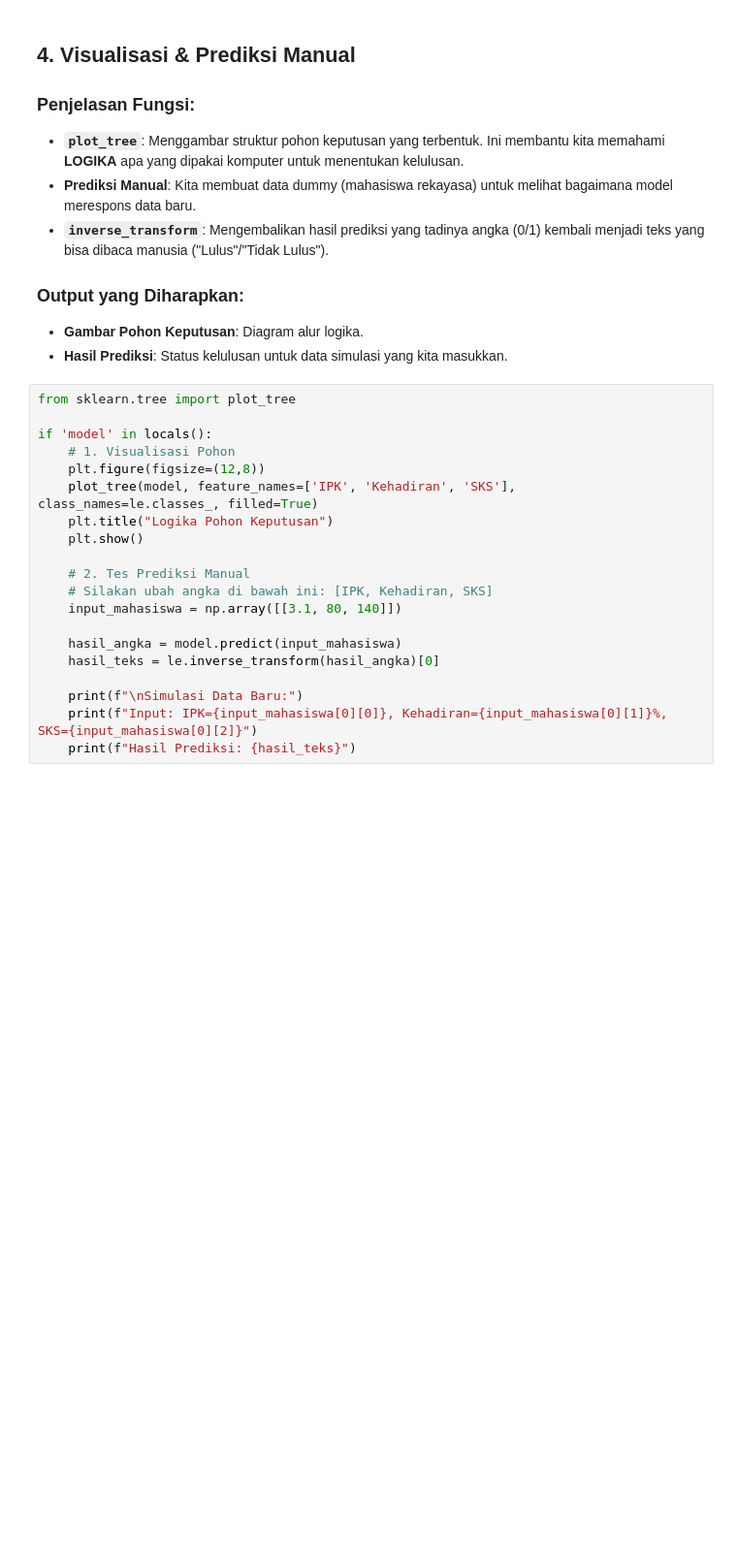
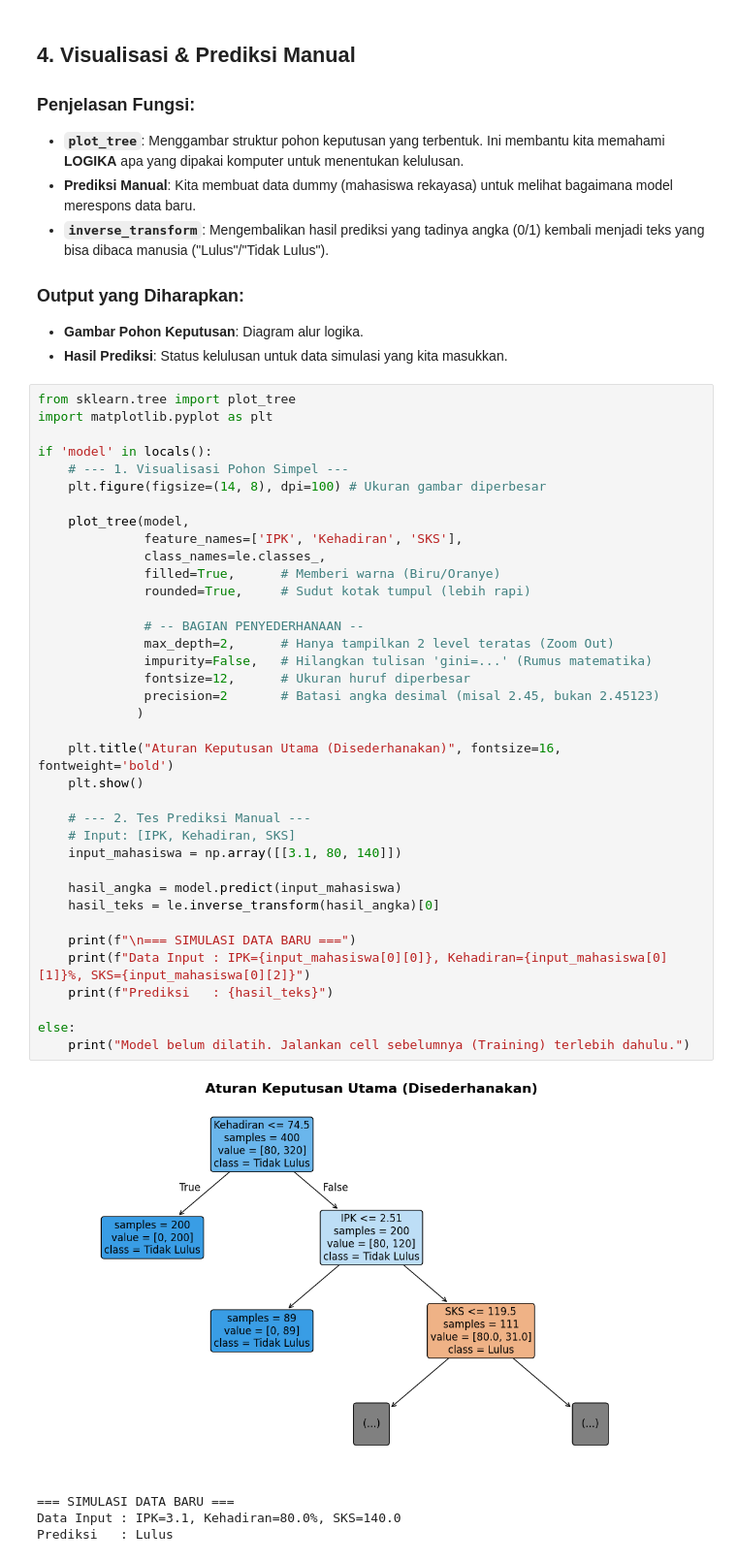
Before and after one commit to cyrzll/data-mining, a Jupyter notebook: klasifikasi-lulus/klasifikasi_kelulusan.ipynb, the cells around one changed output. Shown at 97% size. Cells and saved outputs as stored; diff of their text form; blank space fills up the shorter version.

```diff
--- a/klasifikasi-lulus/klasifikasi_kelulusan.ipynb
+++ b/klasifikasi-lulus/klasifikasi_kelulusan.ipynb
@@ -134,21 +154,43 @@ else:
 - **Hasil Prediksi**: Status kelulusan untuk data simulasi yang kita masukkan.
 # %%
 from sklearn.tree import plot_tree
+import matplotlib.pyplot as plt
 
 if 'model' in locals():
-    # 1. Visualisasi Pohon
-    plt.figure(figsize=(12,8))
-    plot_tree(model, feature_names=['IPK', 'Kehadiran', 'SKS'], class_names=le.classes_, filled=True)
-    plt.title("Logika Pohon Keputusan")
+    # --- 1. Visualisasi Pohon Simpel ---
+    plt.figure(figsize=(14, 8), dpi=100) # Ukuran gambar diperbesar
+
+    plot_tree(model,
+              feature_names=['IPK', 'Kehadiran', 'SKS'],
+              class_names=le.classes_,
+              filled=True,      # Memberi warna (Biru/Oranye)
+              rounded=True,     # Sudut kotak tumpul (lebih rapi)
+
+              # -- BAGIAN PENYEDERHANAAN --
+              max_depth=2,      # Hanya tampilkan 2 level teratas (Zoom Out)
+              impurity=False,   # Hilangkan tulisan 'gini=...' (Rumus matematika)
+              fontsize=12,      # Ukuran huruf diperbesar
+              precision=2       # Batasi angka desimal (misal 2.45, bukan 2.45123)
+             )
+
+    plt.title("Aturan Keputusan Utama (Disederhanakan)", fontsize=16, fontweight='bold')
     plt.show()
 
-    # 2. Tes Prediksi Manual
-    # Silakan ubah angka di bawah ini: [IPK, Kehadiran, SKS]
+    # --- 2. Tes Prediksi Manual ---
+    # Input: [IPK, Kehadiran, SKS]
     input_mahasiswa = np.array([[3.1, 80, 140]])
 
     hasil_angka = model.predict(input_mahasiswa)
     hasil_teks = le.inverse_transform(hasil_angka)[0]
 
-    print(f"\nSimulasi Data Baru:")
-    print(f"Input: IPK={input_mahasiswa[0][0]}, Kehadiran={input_mahasiswa[0][1]}%, SKS={input_mahasiswa[0][2]}")
-    print(f"Hasil Prediksi: {hasil_teks}")
+    print(f"\n=== SIMULASI DATA BARU ===")
+    print(f"Data Input : IPK={input_mahasiswa[0][0]}, Kehadiran={input_mahasiswa[0][1]}%, SKS={input_mahasiswa[0][2]}")
+    print(f"Prediksi   : {hasil_teks}")
+
+else:
+    print("Model belum dilatih. Jalankan cell sebelumnya (Training) terlebih dahulu.")
+# %% [output]
+[figure, added]
+=== SIMULASI DATA BARU ===
+Data Input : IPK=3.1, Kehadiran=80.0%, SKS=140.0
+Prediksi   : Lulus
```
Also changed, not shown: parts of 3 cells of this notebook.
